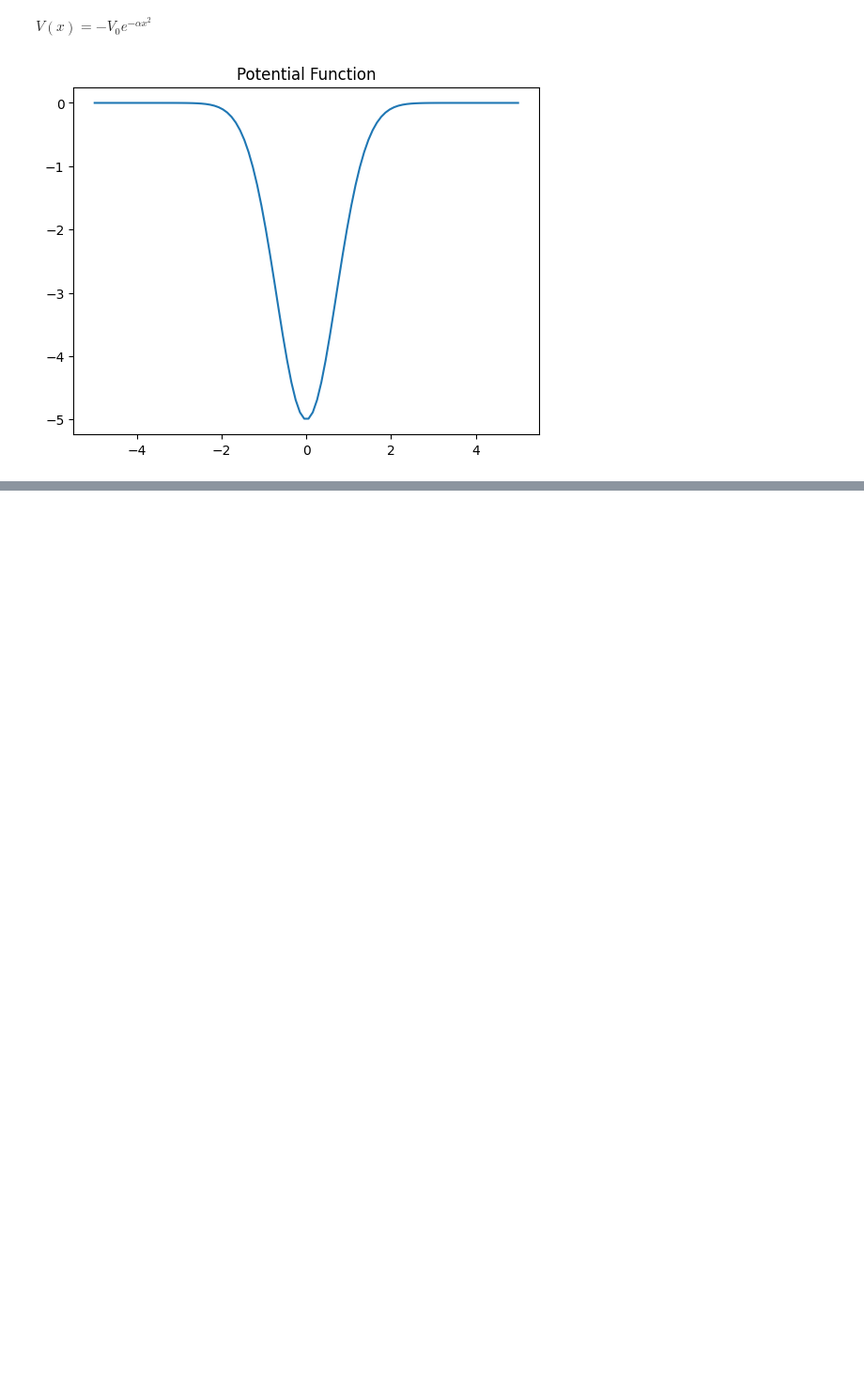
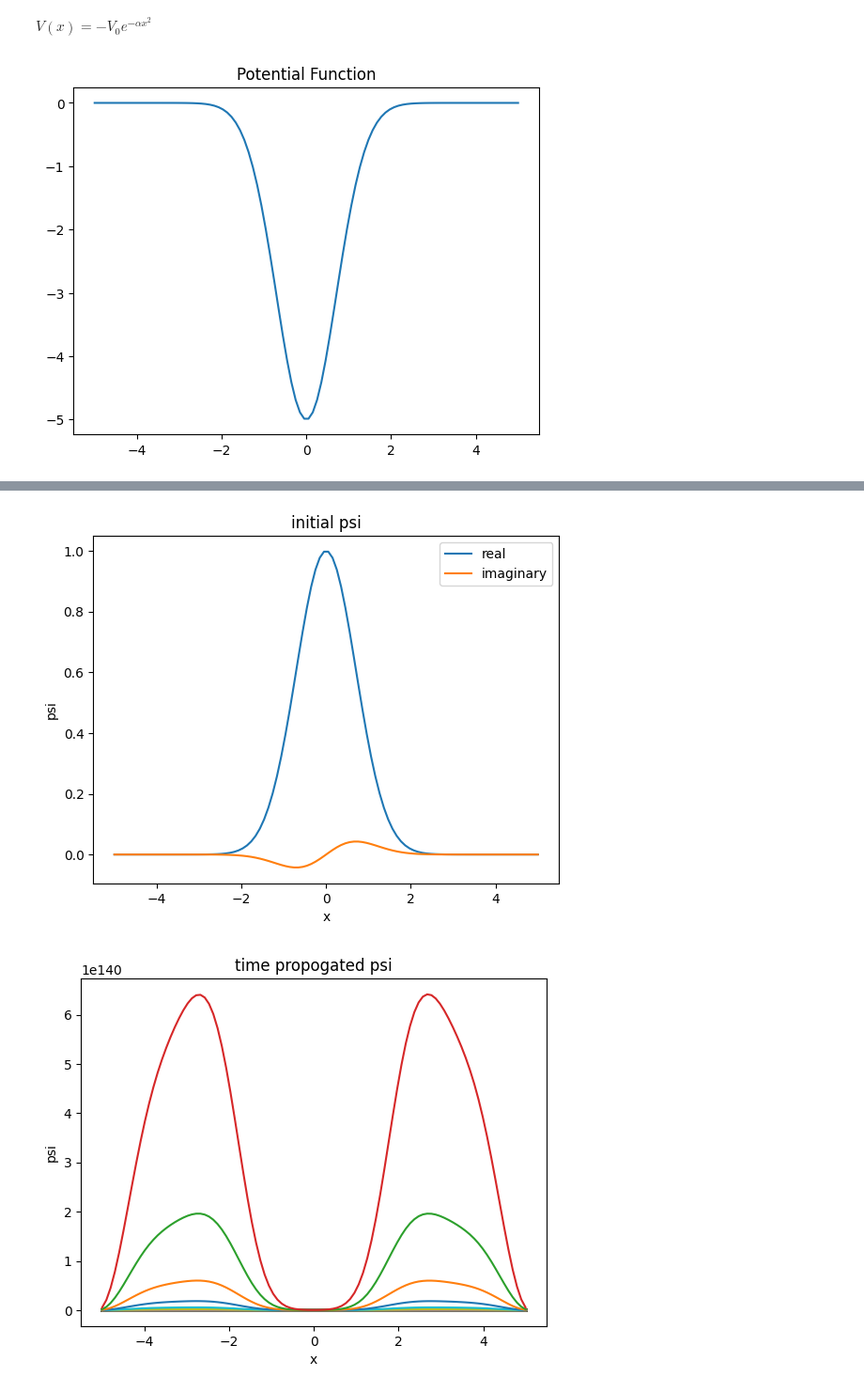
Before and after one commit to ZilD117/Comp-Physics, a Jupyter notebook: Hamiltonian Eigenvalues.ipynb, the cells around one changed output, grey strips where cells are left out. Shown at 94% size. Cells and saved outputs as stored; diff of their text form; code cells hidden in the pictures; blank space fills up the shorter version.

```diff
--- a/Hamiltonian Eigenvalues.ipynb
+++ b/Hamiltonian Eigenvalues.ipynb
@@ -84,0 +67,44 @@ First 3 Eigenvectors:
+# %%
+# inital setup
+
+n_x = 100
+
+alpha = 1
+k = 0.1
+x_0 = 0
+
+x = np.linspace(-5, 5, n_x)
+psi = np.empty([n_x, 1]).astype(complex)
+
+for i in range(0, n_x):
+    psi[i] = np.exp(-alpha * (x[i] - x_0)**2 + 1j * k * x[i])
+
+plt.plot(x, psi.real, label="real")
+plt.plot(x, psi.imag, label="imaginary")
+plt.legend()
+plt.title("initial psi")
+plt.xlabel("x")
+plt.ylabel("psi")
+plt.show()
+
+# time propogation
+
+dt = 0.001
+n_t = 10000
+
+for j in range(0, n_t):
+    psi = psi + np.dot((-1j*h*dt), psi)
+
+    if (j % 30 == 0):
+        #plt.plot(x, psi.real, label=("real t="+str((j*dt))))
+        #plt.plot(x, psi.imag, label=("imag t="+str((j*dt))))
+        plt.plot(x, (psi.real**2) + (psi.imag**2), label=("real t="+str((j*dt))))
+
+#plt.legend()
+plt.title("time propogated psi")
+plt.xlabel("x")
+plt.ylabel("psi")
+plt.show()
+# %% [output]
+[figure, added]
+[figure, added]
```
Also changed, not shown: parts of 3 cells of this notebook.
